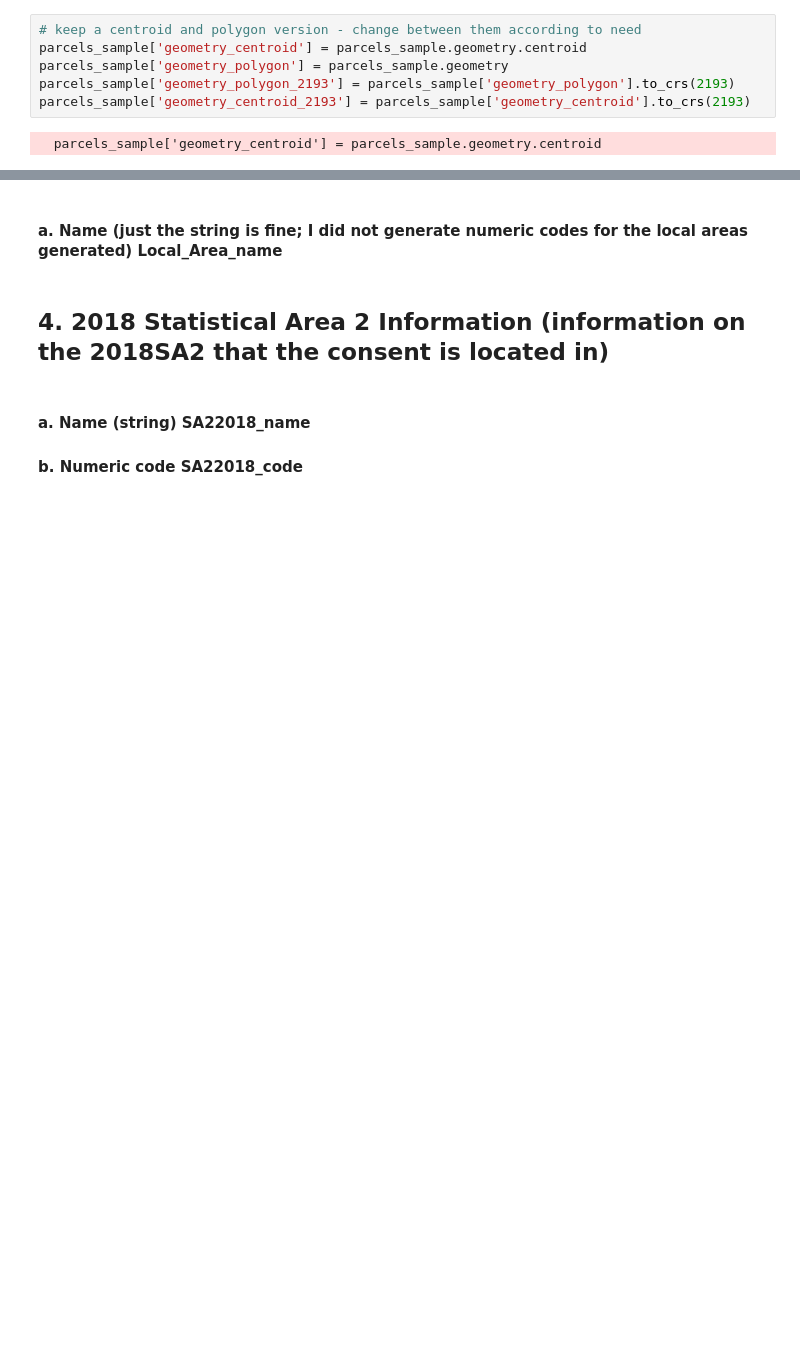
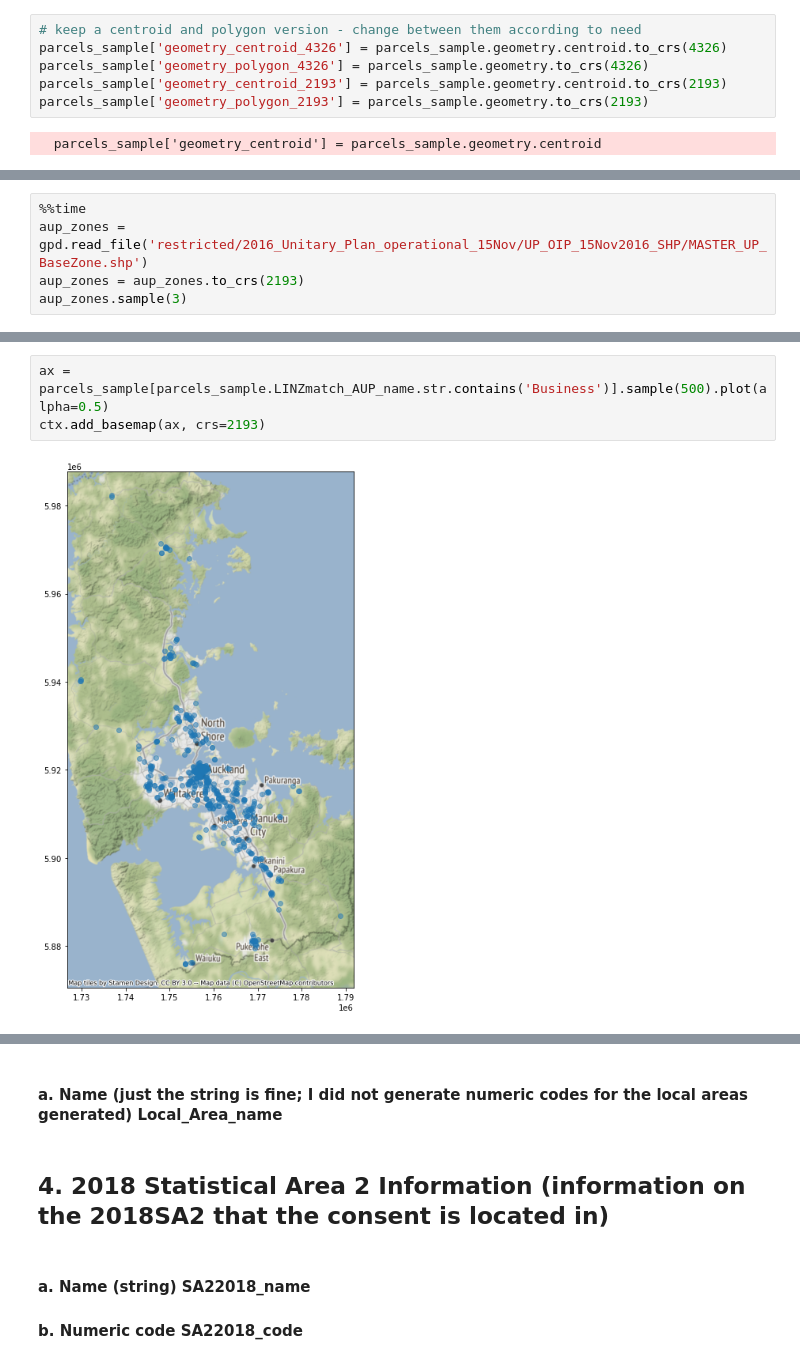
Before and after one commit to UoA-eResearch/auckland-housing, a Jupyter notebook: phase1.ipynb, the cells around one changed output, grey strips where cells are left out. Saved outputs shown, nothing was run; the diff lists cells and outputs as text; blank space fills up the shorter version.

```diff
--- a/phase1.ipynb
+++ b/phase1.ipynb
@@ -29,9 +29,9 @@ parcels = gpd.read_file('input/lds-nz-primary-parcels-CLIPPED-4326.gpkg')
 parcels_sample = parcels.sample(10000)
 # %%
 # keep a centroid and polygon version - change between them according to need
-parcels_sample['geometry_centroid'] = parcels_sample.geometry.centroid
-parcels_sample['geometry_polygon'] = parcels_sample.geometry
-parcels_sample['geometry_polygon_2193'] = parcels_sample['geometry_polygon'].to_crs(2193)
-parcels_sample['geometry_centroid_2193'] = parcels_sample['geometry_centroid'].to_crs(2193)
+parcels_sample['geometry_centroid_4326'] = parcels_sample.geometry.centroid.to_crs(4326)
+parcels_sample['geometry_polygon_4326'] = parcels_sample.geometry.to_crs(4326)
+parcels_sample['geometry_centroid_2193'] = parcels_sample.geometry.centroid.to_crs(2193)
+parcels_sample['geometry_polygon_2193'] = parcels_sample.geometry.to_crs(2193)
 # %% [output]
   parcels_sample['geometry_centroid'] = parcels_sample.geometry.centroid
@@ -39,0 +57,5 @@ parcels_sample['geometry_centroid_2193'] = parcels_sample['geometry_centroid'].t
+# %%
+%%time
+aup_zones = gpd.read_file('restricted/2016_Unitary_Plan_operational_15Nov/UP_OIP_15Nov2016_SHP/MASTER_UP_BaseZone.shp')
+aup_zones = aup_zones.to_crs(2193)
+aup_zones.sample(3)
@@ -39,0 +77,5 @@ parcels_sample['geometry_centroid_2193'] = parcels_sample['geometry_centroid'].t
+# %%
+ax = parcels_sample[parcels_sample.LINZmatch_AUP_name.str.contains('Business')].sample(500).plot(alpha=0.5)
+ctx.add_basemap(ax, crs=2193)
+# %% [output]
+[figure, added]
```
Also changed, not shown: parts of 11 cells of this notebook.
